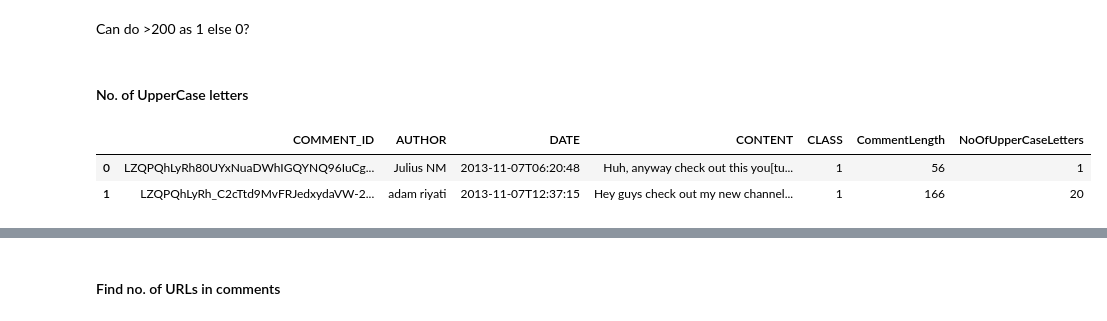
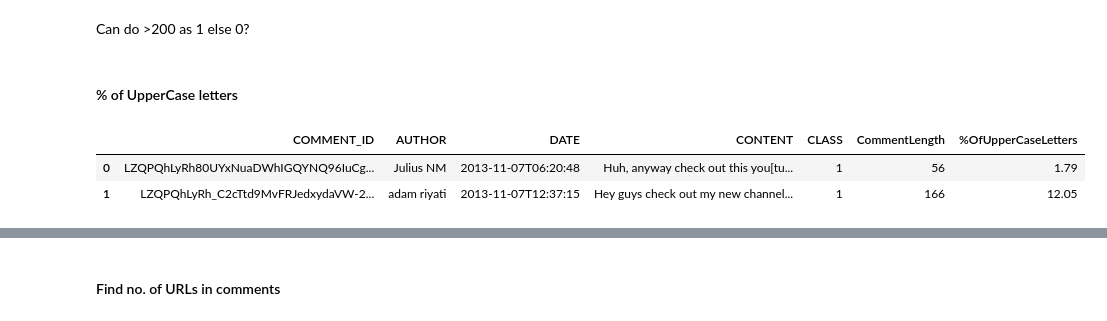
Before and after one commit to Preeti24/Youtube-comments, a Jupyter notebook: Feature Engineering.ipynb, the cells around one changed output, grey strips where cells are left out. Saved outputs shown, nothing was run; the diff lists cells and outputs as text; code cells hidden in the pictures.

```diff
--- a/Feature Engineering.ipynb
+++ b/Feature Engineering.ipynb
@@ -82,7 +87,7 @@ data.iloc[1407,3]
 # %% [markdown]
 Can do >200 as 1 else 0?
 # %% [markdown]
-####  No. of UpperCase letters
+####  % of UpperCase letters
 # %%
 # Function to count capital letters
 def countCaps(comment):
@@ -90,12 +95,12 @@ def countCaps(comment):
     for c in comment:
         if c.isupper():
             count+=1
-    return count
+    return round(count*100/len(comment),2)
 # %%
-data['NoOfUpperCaseLetters']=data['CONTENT'].apply(countCaps)
+data['%OfUpperCaseLetters']=data['CONTENT'].apply(countCaps)
 data.head(2)
 # %% [output]
-|  | COMMENT_ID | AUTHOR | DATE | CONTENT | CLASS | CommentLength | NoOfUpperCaseLetters |
-| 0 | LZQPQhLyRh80UYxNuaDWhIGQYNQ96IuCg... | Julius NM | 2013-11-07T06:20:48 | Huh, anyway check out this you[tu... | 1 | 56 | 1 |
-| 1 | LZQPQhLyRh_C2cTtd9MvFRJedxydaVW-2... | adam riyati | 2013-11-07T12:37:15 | Hey guys check out my new channel... | 1 | 166 | 20 |
+|  | COMMENT_ID | AUTHOR | DATE | CONTENT | CLASS | CommentLength | %OfUpperCaseLetters |
+| 0 | LZQPQhLyRh80UYxNuaDWhIGQYNQ96IuCg... | Julius NM | 2013-11-07T06:20:48 | Huh, anyway check out this you[tu... | 1 | 56 | 1.79 |
+| 1 | LZQPQhLyRh_C2cTtd9MvFRJedxydaVW-2... | adam riyati | 2013-11-07T12:37:15 | Hey guys check out my new channel... | 1 | 166 | 12.05 |
 # %%
```
Also changed, not shown: parts of 55 cells of this notebook.
